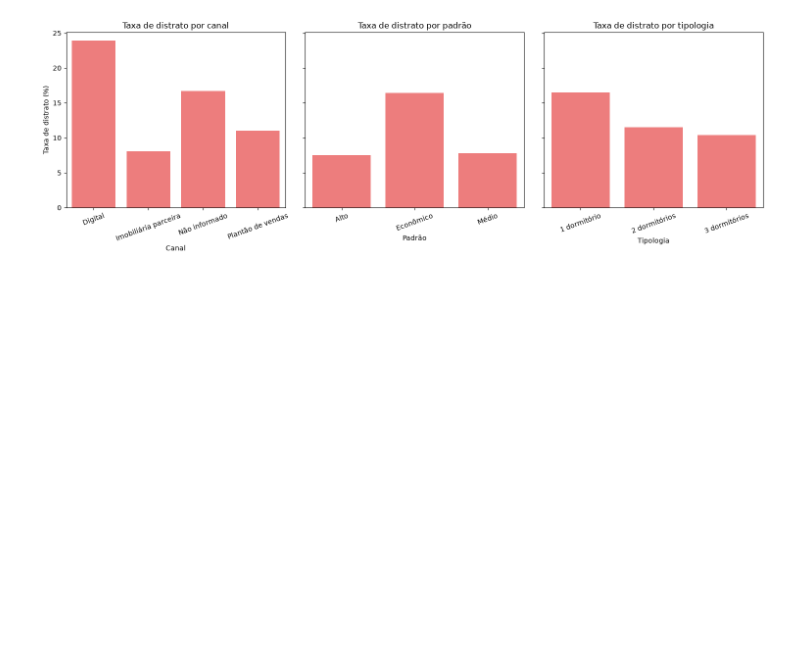
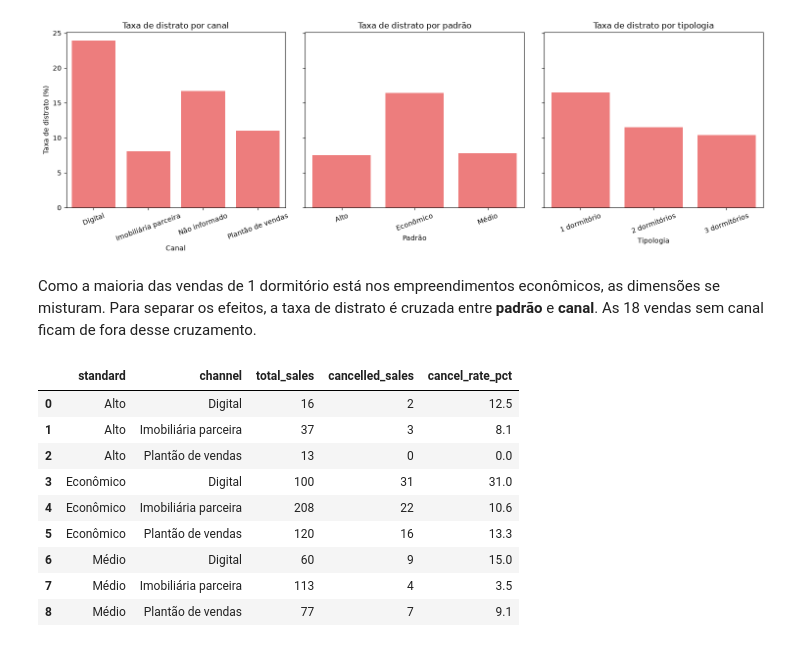
Before and after one commit to ricardo-paganini/construction-powerbi-dashboard, a Jupyter notebook: construction_analysis.ipynb, the cells around one changed output. Drawn from its saved outputs; the diff is of its cells as text; code cells hidden in the pictures; blank space fills up the shorter version.

```diff
--- a/construction_analysis.ipynb
+++ b/construction_analysis.ipynb
@@ -645,3 +645,33 @@ plt.tight_layout()
 plt.show()
 # %% [output]
 [figure]
+# %% [markdown]
+Como a maioria das vendas de 1 dormitório está nos empreendimentos econômicos, as dimensões se misturam. Para separar os efeitos, a taxa de distrato é cruzada entre **padrão** e **canal**. As 18 vendas sem canal ficam de fora desse cruzamento.
+# %%
+query = '''
+SELECT d.standard,
+       s.channel,
+       COUNT(*) AS total_sales,
+       SUM(CASE WHEN s.status = 'Distratada' THEN 1 ELSE 0 END) AS cancelled_sales,
+       ROUND(100.0 * SUM(CASE WHEN s.status = 'Distratada' THEN 1 ELSE 0 END) / COUNT(*), 1) AS cancel_rate_pct
+FROM sales s
+JOIN units u ON s.unit_id = u.unit_id
+JOIN developments d ON u.development_id = d.development_id
+WHERE s.channel <> 'Não informado'
+GROUP BY d.standard, s.channel
+ORDER BY d.standard, s.channel
+'''
+
+standard_channel = pd.read_sql(query, conn)
+standard_channel
+# %% [output]
+|  | standard | channel | total_sales | cancelled_sales | cancel_rate_pct |
+| 0 | Alto | Digital | 16 | 2 | 12.5 |
+| 1 | Alto | Imobiliária parceira | 37 | 3 | 8.1 |
+| 2 | Alto | Plantão de vendas | 13 | 0 | 0.0 |
+| 3 | Econômico | Digital | 100 | 31 | 31.0 |
+| 4 | Econômico | Imobiliária parceira | 208 | 22 | 10.6 |
+| 5 | Econômico | Plantão de vendas | 120 | 16 | 13.3 |
+| 6 | Médio | Digital | 60 | 9 | 15.0 |
+| 7 | Médio | Imobiliária parceira | 113 | 4 | 3.5 |
+| 8 | Médio | Plantão de vendas | 77 | 7 | 9.1 |
```
Also changed, not shown: parts of 2 cells of this notebook.
